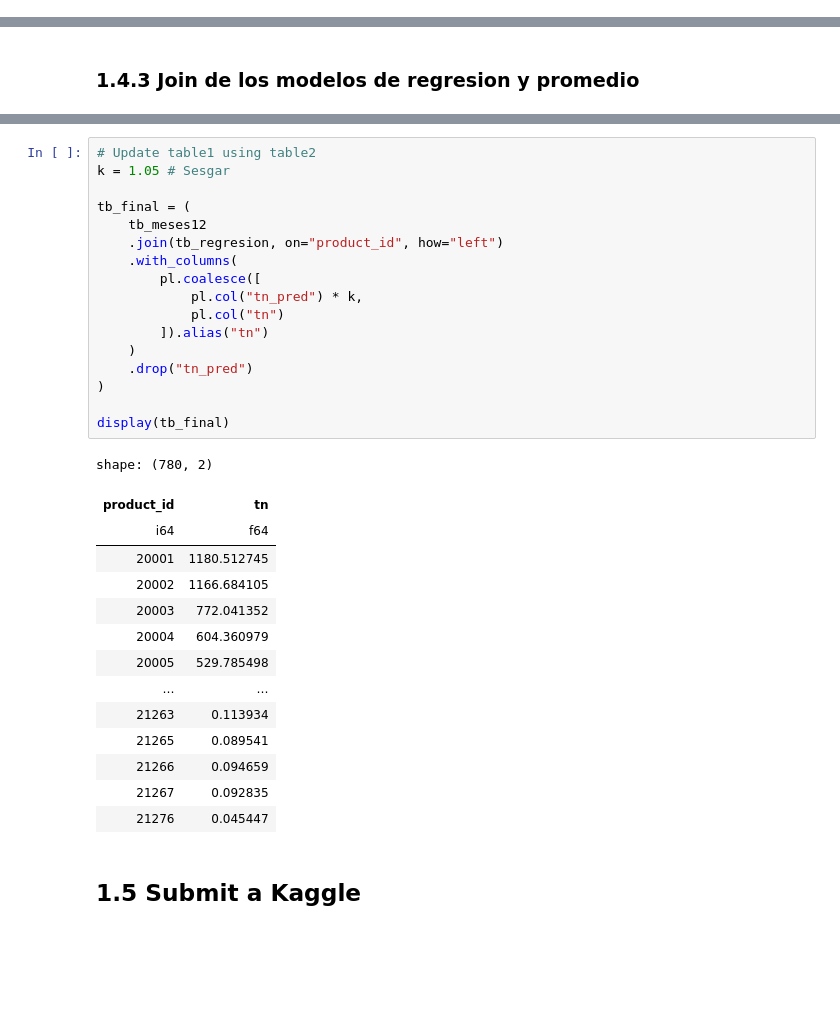
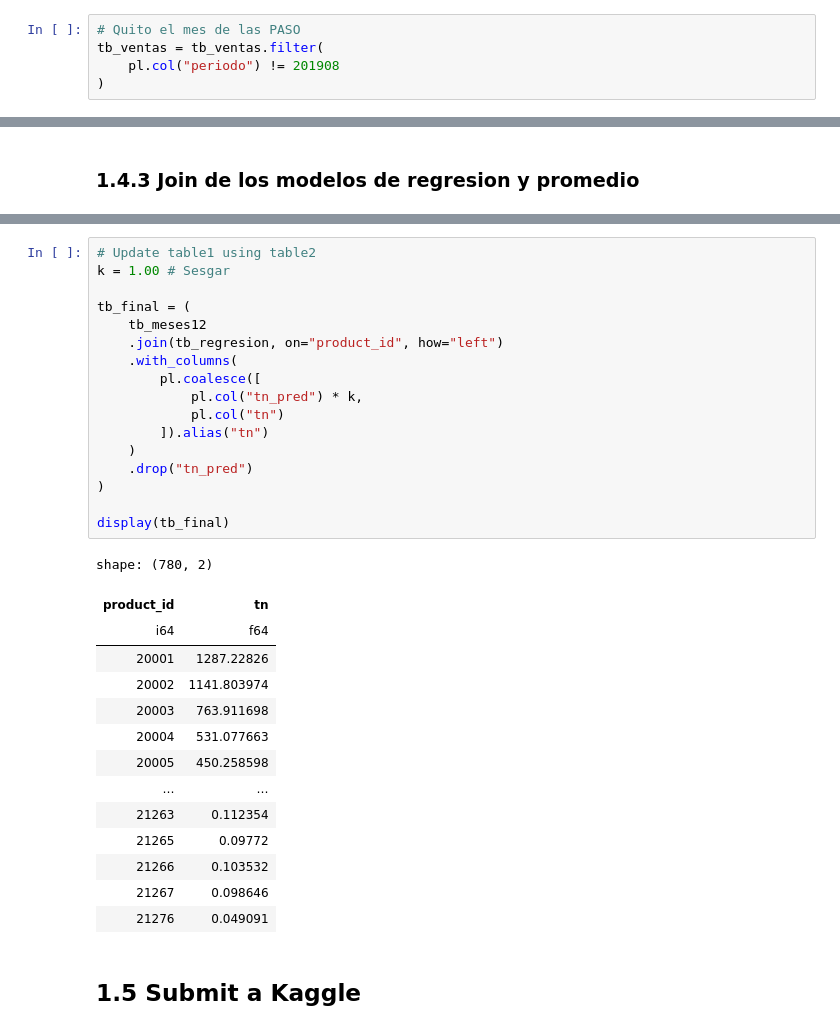
Before and after one commit to gabitoccalino/labo3-2026r, a Jupyter notebook: src/Estadistica/z403_RegresionLineal_2.ipynb, the cells around one changed output, grey strips where cells are left out. Drawn from its saved outputs; the diff is of its cells as text; blank space fills up the shorter version.

```diff
--- a/src/Estadistica/z403_RegresionLineal_2.ipynb
+++ b/src/Estadistica/z403_RegresionLineal_2.ipynb
@@ -109,6 +121,11 @@ tb_ventas = dataset.group_by("product_id", "periodo").agg(
 )
 
 tb_ventas = tb_ventas.sort(["product_id", "periodo"])
+# %%
+# Quito el mes de las PASO
+tb_ventas = tb_ventas.filter(
+    pl.col("periodo") != 201908
+)
 # %%
 # cargo la tabla "apredecir" que contiene los 780 productos que deben predecirse las ventas de 202002
 tb_apredecir = pl.read_csv('/content/.drive/My Drive/labo3/datasets/product_id_apredecir201912.txt', separator="\t")
@@ -452,35 +469,35 @@ shape: (780, 2)
 # %%
 # Update table1 using table2
-k = 1.05 # Sesgar
+k = 1.00 # Sesgar
 
 tb_final = (
     tb_meses12
     .join(tb_regresion, on="product_id", how="left")
     .with_columns(
         pl.coalesce([
             pl.col("tn_pred") * k,
             pl.col("tn")
         ]).alias("tn")
     )
     .drop("tn_pred")
 )
 
 display(tb_final)
 # %% [output]
 shape: (780, 2)
 | product_id | tn |
 | i64 | f64 |
-| 20001 | 1180.512745 |
-| 20002 | 1166.684105 |
-| 20003 | 772.041352 |
-| 20004 | 604.360979 |
-| 20005 | 529.785498 |
+| 20001 | 1287.22826 |
+| 20002 | 1141.803974 |
+| 20003 | 763.911698 |
+| 20004 | 531.077663 |
+| 20005 | 450.258598 |
 | … | … |
-| 21263 | 0.113934 |
-| 21265 | 0.089541 |
-| 21266 | 0.094659 |
-| 21267 | 0.092835 |
-| 21276 | 0.045447 |
+| 21263 | 0.112354 |
+| 21265 | 0.09772 |
+| 21266 | 0.103532 |
+| 21267 | 0.098646 |
+| 21276 | 0.049091 |
 # %% [markdown]
 ## 1.5 Submit a Kaggle
 # %%
```
Also changed, not shown: parts of 13 cells of this notebook.
